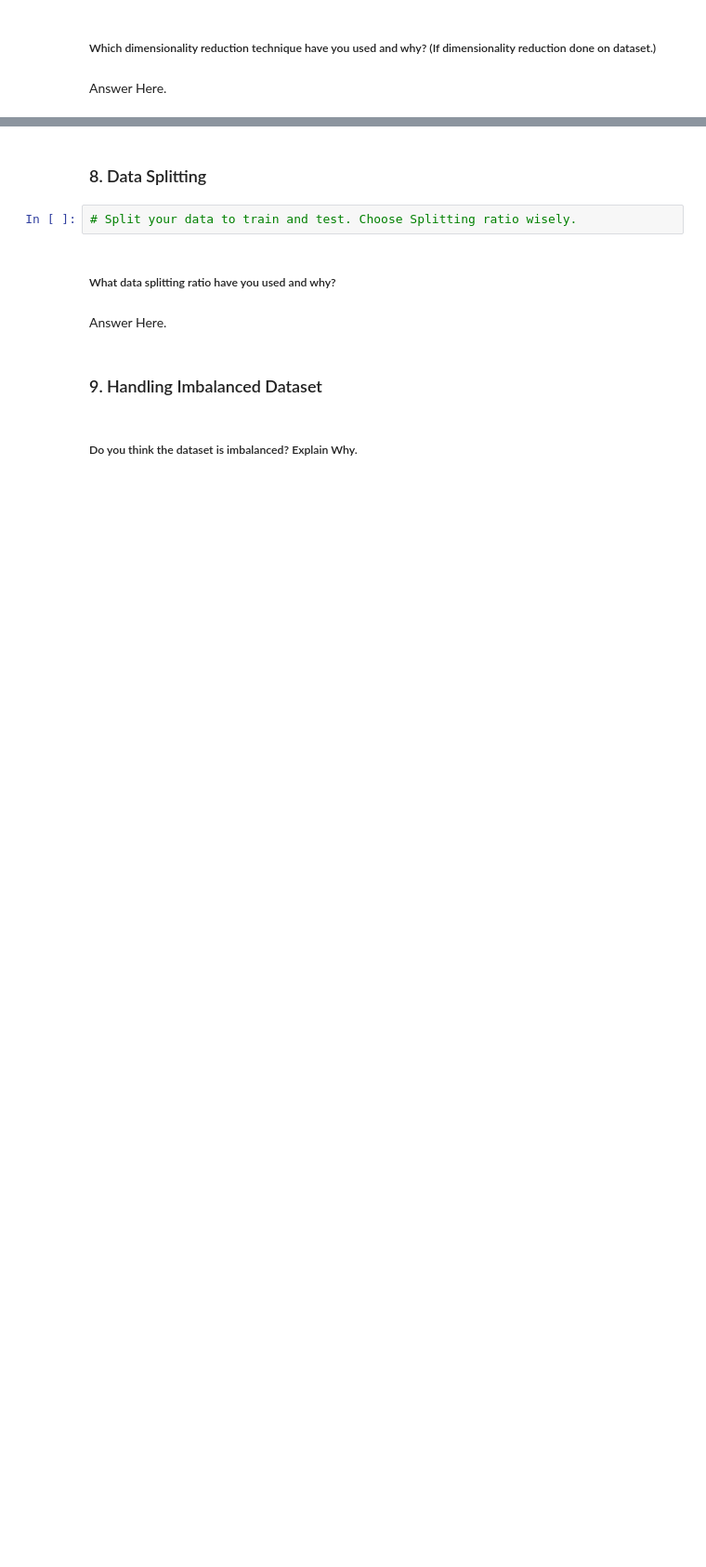
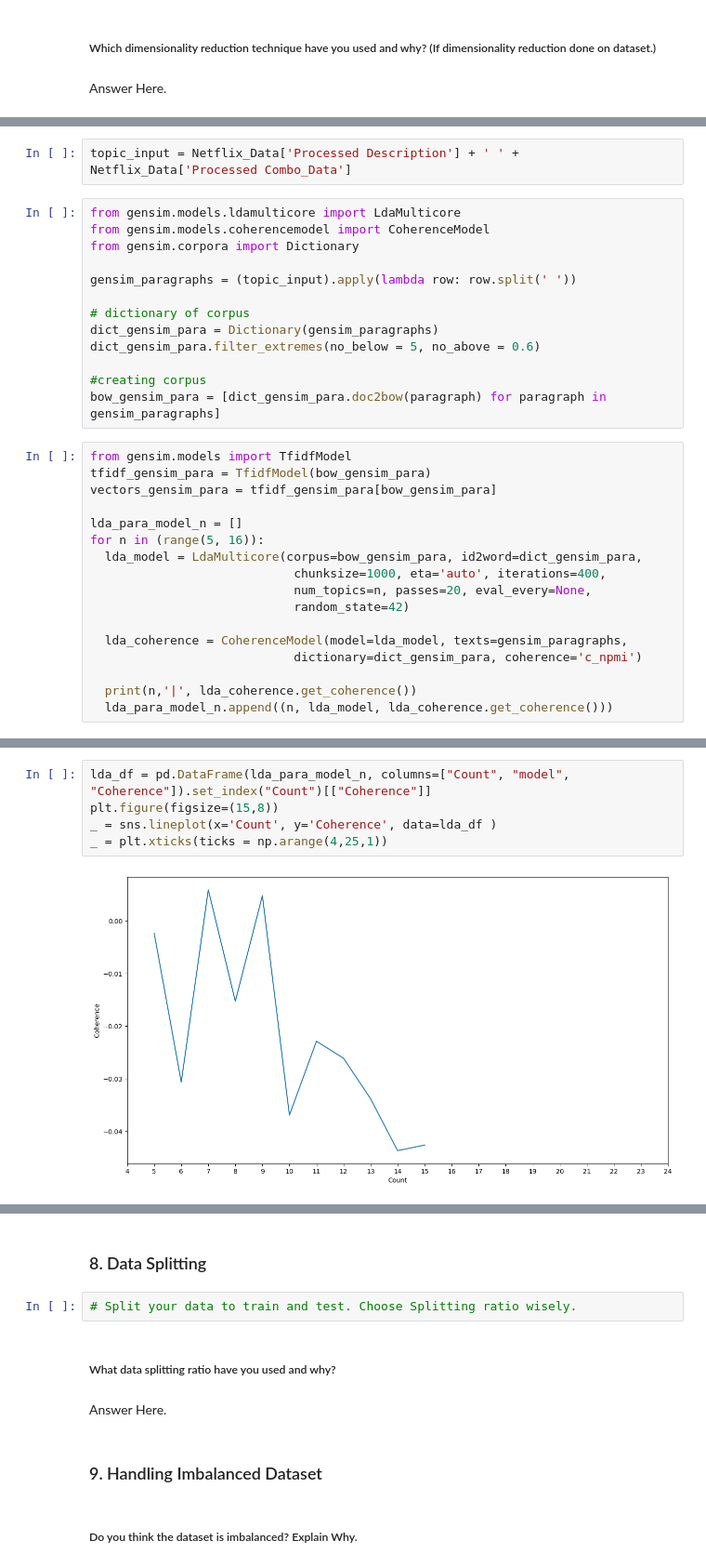
Before and after one commit to sourav03dutta/Netflix-Movies-and-TV-Shows-Clustering, a Jupyter notebook: Netflix_Movies_And_TV_Shows_Clustering.ipynb, the cells around one changed output, grey strips where cells are left out. Shown at 93% size. Saved outputs shown, nothing was run; the diff lists cells and outputs as text; blank space fills up the shorter version.

```diff
--- a/Netflix_Movies_And_TV_Shows_Clustering.ipynb
+++ b/Netflix_Movies_And_TV_Shows_Clustering.ipynb
@@ -1067,0 +1294,32 @@ Answer Here.
+# %%
+topic_input = Netflix_Data['Processed Description'] + ' ' + Netflix_Data['Processed Combo_Data']
+# %%
+from gensim.models.ldamulticore import LdaMulticore
+from gensim.models.coherencemodel import CoherenceModel
+from gensim.corpora import Dictionary
+
+gensim_paragraphs = (topic_input).apply(lambda row: row.split(' '))
+
+# dictionary of corpus
+dict_gensim_para = Dictionary(gensim_paragraphs)
+dict_gensim_para.filter_extremes(no_below = 5, no_above = 0.6)
+
+#creating corpus
+bow_gensim_para = [dict_gensim_para.doc2bow(paragraph) for paragraph in gensim_paragraphs]
+# %%
+from gensim.models import TfidfModel
+tfidf_gensim_para = TfidfModel(bow_gensim_para)
+vectors_gensim_para = tfidf_gensim_para[bow_gensim_para]
+
+lda_para_model_n = []
+for n in (range(5, 16)):
+  lda_model = LdaMulticore(corpus=bow_gensim_para, id2word=dict_gensim_para,
+                            chunksize=1000, eta='auto', iterations=400,
+                            num_topics=n, passes=20, eval_every=None,
+                            random_state=42)
+
+  lda_coherence = CoherenceModel(model=lda_model, texts=gensim_paragraphs,
+                            dictionary=dict_gensim_para, coherence='c_npmi')
+
+  print(n,'|', lda_coherence.get_coherence())
+  lda_para_model_n.append((n, lda_model, lda_coherence.get_coherence()))
@@ -1067,0 +1338,7 @@ Answer Here.
+# %%
+lda_df = pd.DataFrame(lda_para_model_n, columns=["Count", "model", "Coherence"]).set_index("Count")[["Coherence"]]
+plt.figure(figsize=(15,8))
+_ = sns.lineplot(x='Count', y='Coherence', data=lda_df )
+_ = plt.xticks(ticks = np.arange(4,25,1))
+# %% [output]
+[figure, added]
```
Also changed, not shown: parts of 56 cells of this notebook.
